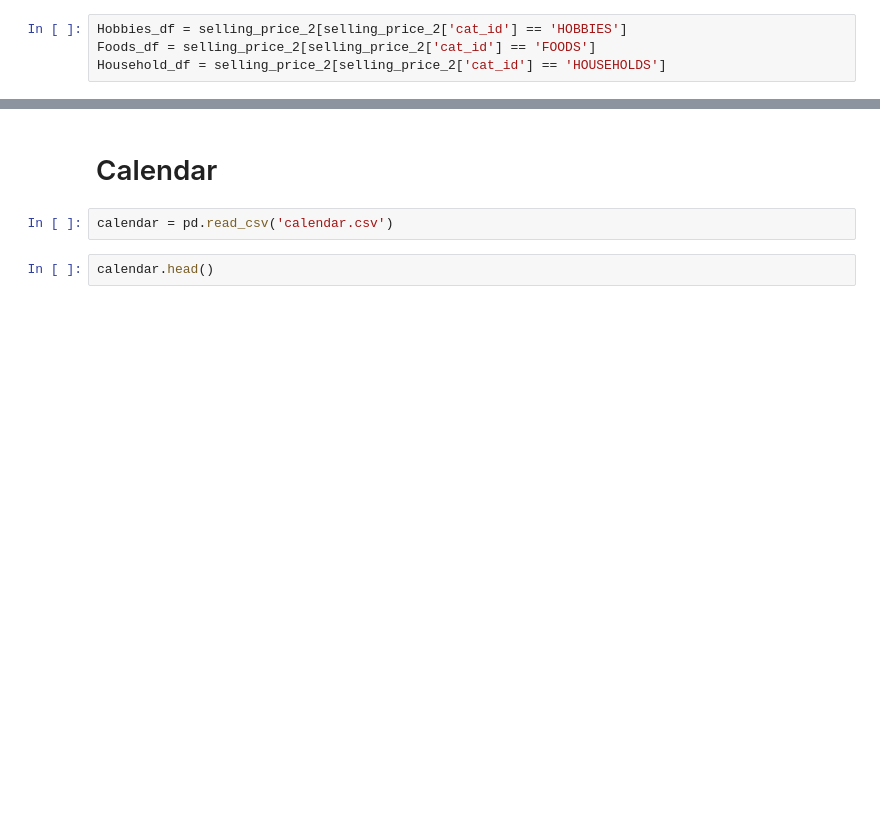
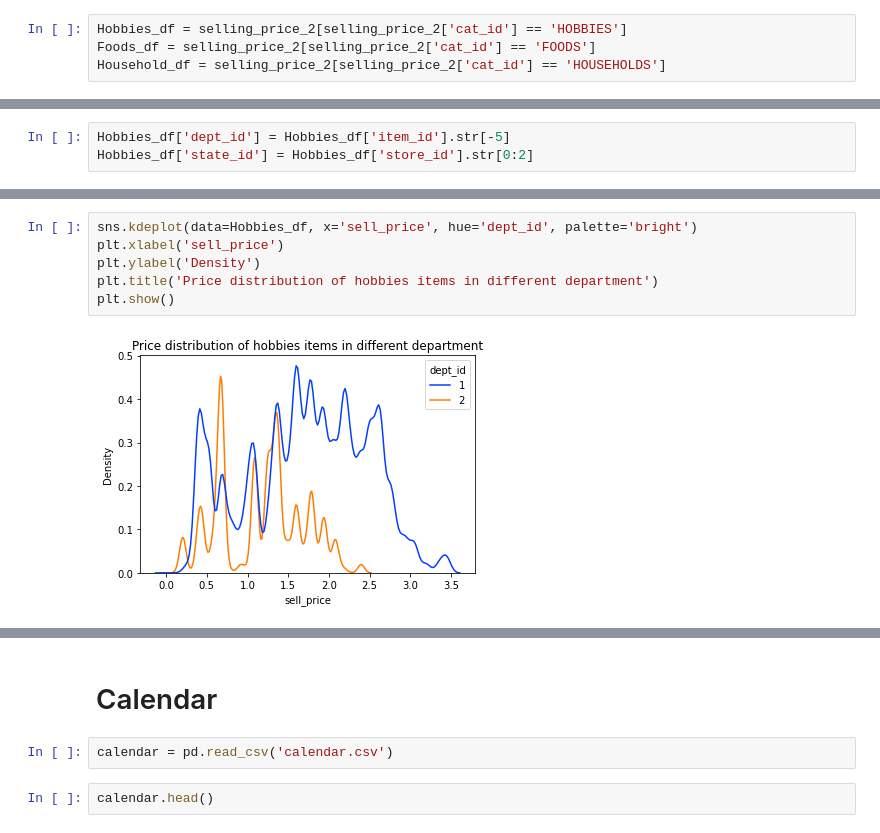
Before and after one commit to aaronmonash24/FYP, a Jupyter notebook: Data Analysis/DataExploration.ipynb, the cells around one changed output, grey strips where cells are left out. Cells and saved outputs as stored; diff of their text form; blank space fills up the shorter version.

```diff
--- a/Data Analysis/DataExploration.ipynb
+++ b/Data Analysis/DataExploration.ipynb
@@ -410,0 +383,3 @@ plt.show()
+# %%
+Hobbies_df['dept_id'] = Hobbies_df['item_id'].str[-5]
+Hobbies_df['state_id'] = Hobbies_df['store_id'].str[0:2]
@@ -410,0 +413,8 @@ plt.show()
+# %%
+sns.kdeplot(data=Hobbies_df, x='sell_price', hue='dept_id', palette='bright')
+plt.xlabel('sell_price')
+plt.ylabel('Density')
+plt.title('Price distribution of hobbies items in different department')
+plt.show()
+# %% [output]
+[figure, added]
```
Also changed, not shown: parts of 41 cells of this notebook.
